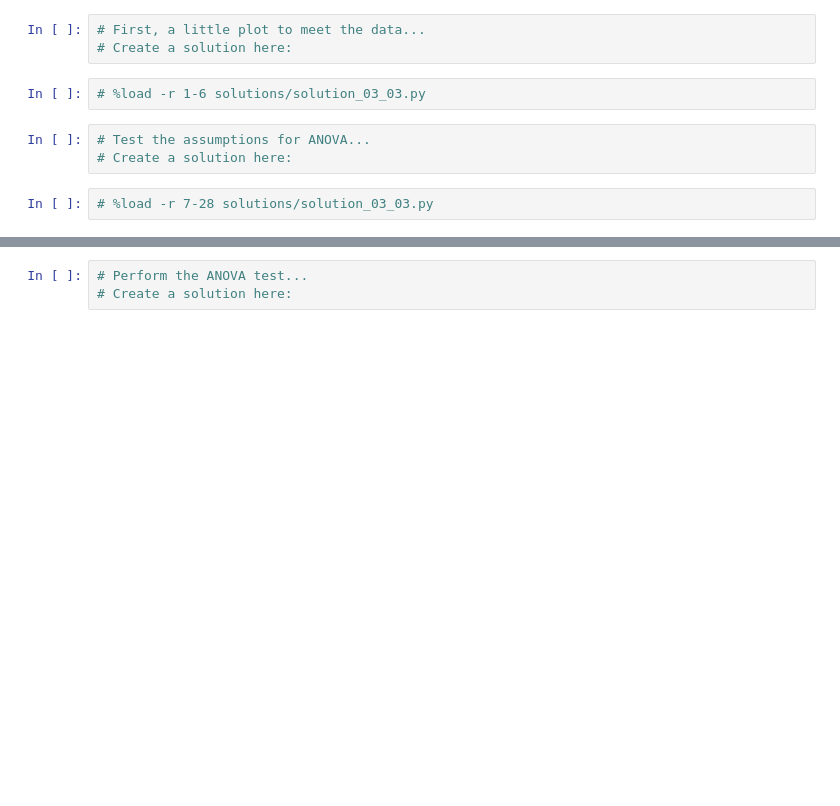
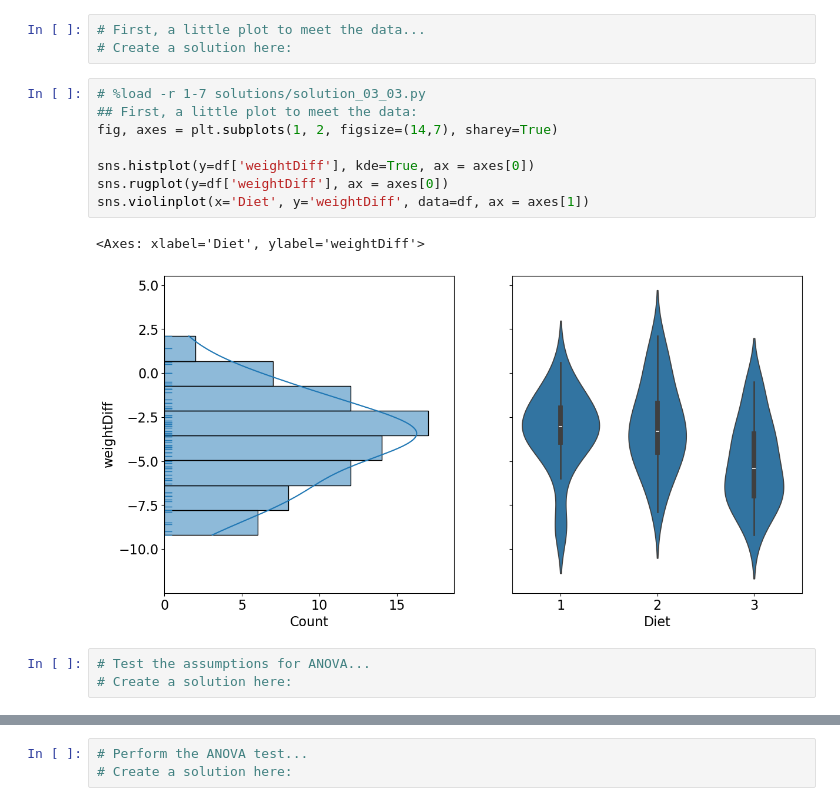
Before and after one commit to bioinfocz/IMG-Statistics-in-Python-Course, a Jupyter notebook: 03_distribution_and_statistical_tests_continued.ipynb, the cells around one changed output, grey strips where cells are left out. Drawn from its saved outputs; the diff is of its cells as text; blank space fills up the shorter version.

```diff
--- a/03_distribution_and_statistical_tests_continued.ipynb
+++ b/03_distribution_and_statistical_tests_continued.ipynb
@@ -554,10 +713,17 @@ Be careful to test the assumptions of your test.
 # %%
 # First, a little plot to meet the data...
 # Create a solution here:
-# %%
-# %load -r 1-6 solutions/solution_03_03.py
+# %%
+# %load -r 1-7 solutions/solution_03_03.py
+## First, a little plot to meet the data:
+fig, axes = plt.subplots(1, 2, figsize=(14,7), sharey=True)
+
+sns.histplot(y=df['weightDiff'], kde=True, ax = axes[0])
+sns.rugplot(y=df['weightDiff'], ax = axes[0])
+sns.violinplot(x='Diet', y='weightDiff', data=df, ax = axes[1])
+# %% [output]
+<Axes: xlabel='Diet', ylabel='weightDiff'>
+[figure, added]
 # %%
 # Test the assumptions for ANOVA...
 # Create a solution here:
-# %%
-# %load -r 7-28 solutions/solution_03_03.py
```
Also changed, not shown: parts of 51 cells of this notebook, 1 other file.
